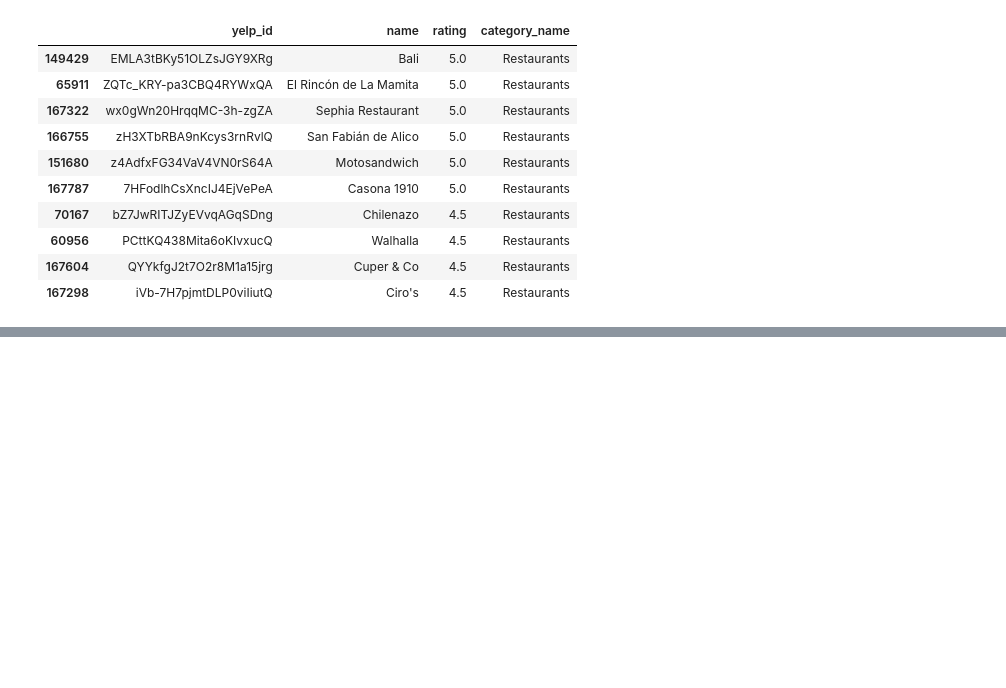
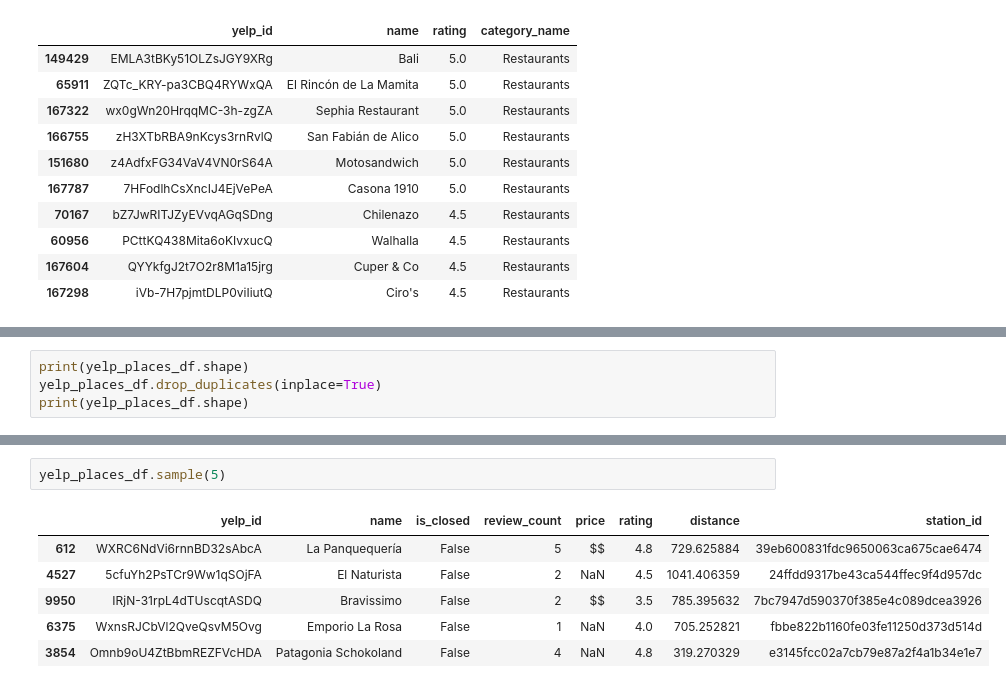
Before and after one commit to harnettd/stat-modelling-with-python, a Jupyter notebook: notebooks/yelp_foursquare_EDA.ipynb, the cells around one changed output, grey strips where cells are left out. Drawn from its saved outputs; the diff is of its cells as text; blank space fills up the shorter version.

```diff
--- a/notebooks/yelp_foursquare_EDA.ipynb
+++ b/notebooks/yelp_foursquare_EDA.ipynb
@@ -651,0 +703,4 @@ df[df['category_name'].str.lower().str.find('restaurant') >= 0]\
+# %%
+print(yelp_places_df.shape)
+yelp_places_df.drop_duplicates(inplace=True)
+print(yelp_places_df.shape)
@@ -651,0 +771,9 @@ df[df['category_name'].str.lower().str.find('restaurant') >= 0]\
+# %%
+yelp_places_df.sample(5)
+# %% [output]
+|  | yelp_id | name | is_closed | review_count | price | rating | distance | station_id |
+| 612 | WXRC6NdVi6rnnBD32sAbcA | La Panquequería | False | 5 | $$ | 4.8 | 729.625884 | 39eb600831fdc9650063ca675cae6474 |
+| 4527 | 5cfuYh2PsTCr9Ww1qSOjFA | El Naturista | False | 2 | NaN | 4.5 | 1041.406359 | 24ffdd9317be43ca544ffec9f4d957dc |
+| 9950 | IRjN-31rpL4dTUscqtASDQ | Bravissimo | False | 2 | $$ | 3.5 | 785.395632 | 7bc7947d590370f385e4c089dcea3926 |
+| 6375 | WxnsRJCbVl2QveQsvM5Ovg | Emporio La Rosa | False | 1 | NaN | 4.0 | 705.252821 | fbbe822b1160fe03fe11250d373d514d |
+| 3854 | Omnb9oU4ZtBbmREZFVcHDA | Patagonia Schokoland | False | 4 | NaN | 4.8 | 319.270329 | e3145fcc02a7cb79e87a2f4a1b34e1e7 |
```
Also changed, not shown: parts of 35 cells of this notebook.
